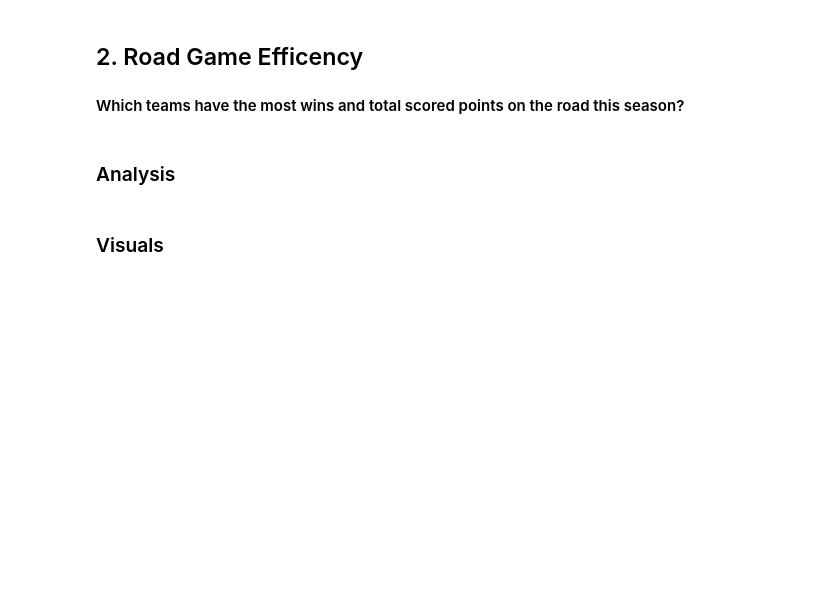
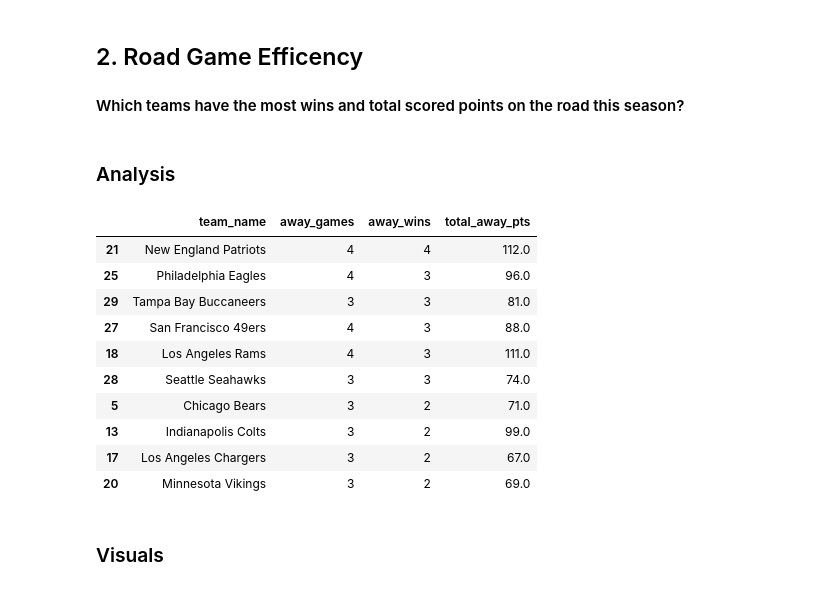
Before and after one commit to danlaratta/nfl_data_analysis, a Jupyter notebook: analysis/analysis.ipynb, the cells around one changed output. Cells and saved outputs as stored; diff of their text form; code cells hidden in the pictures; blank space fills up the shorter version.

```diff
--- a/analysis/analysis.ipynb
+++ b/analysis/analysis.ipynb
@@ -92,15 +91,30 @@ plt.show()
 # %%
 road_game_query = """
     SELECT t.team_name, COUNT(g.season_week) AS away_games, t.away_wins, SUM(s.points_scored) AS total_away_pts
     FROM teams AS t
     JOIN stats AS s
         ON t.team_id  = s.team_id
     JOIN games AS g
         ON s.game_id = g.game_id
     WHERE t.team_id = g.away_team_id
     GROUP BY t.team_name, t.away_wins
     ORDER BY t.team_name ;
 """
+
+road_games_df: pd.DataFrame = pd.read_sql(road_game_query, engine)
+road_games_df.sort_values(by='away_wins', ascending=False).head(10)
+# %% [output]
+|  | team_name | away_games | away_wins | total_away_pts |
+| 21 | New England Patriots | 4 | 4 | 112.0 |
+| 25 | Philadelphia Eagles | 4 | 3 | 96.0 |
+| 29 | Tampa Bay Buccaneers | 3 | 3 | 81.0 |
+| 27 | San Francisco 49ers | 4 | 3 | 88.0 |
+| 18 | Los Angeles Rams | 4 | 3 | 111.0 |
+| 28 | Seattle Seahawks | 3 | 3 | 74.0 |
+| 5 | Chicago Bears | 3 | 2 | 71.0 |
+| 13 | Indianapolis Colts | 3 | 2 | 99.0 |
+| 17 | Los Angeles Chargers | 3 | 2 | 67.0 |
+| 20 | Minnesota Vikings | 3 | 2 | 69.0 |
 # %% [markdown]
 ### Visuals
 # %%
```
Also changed, not shown: parts of 2 cells of this notebook.
